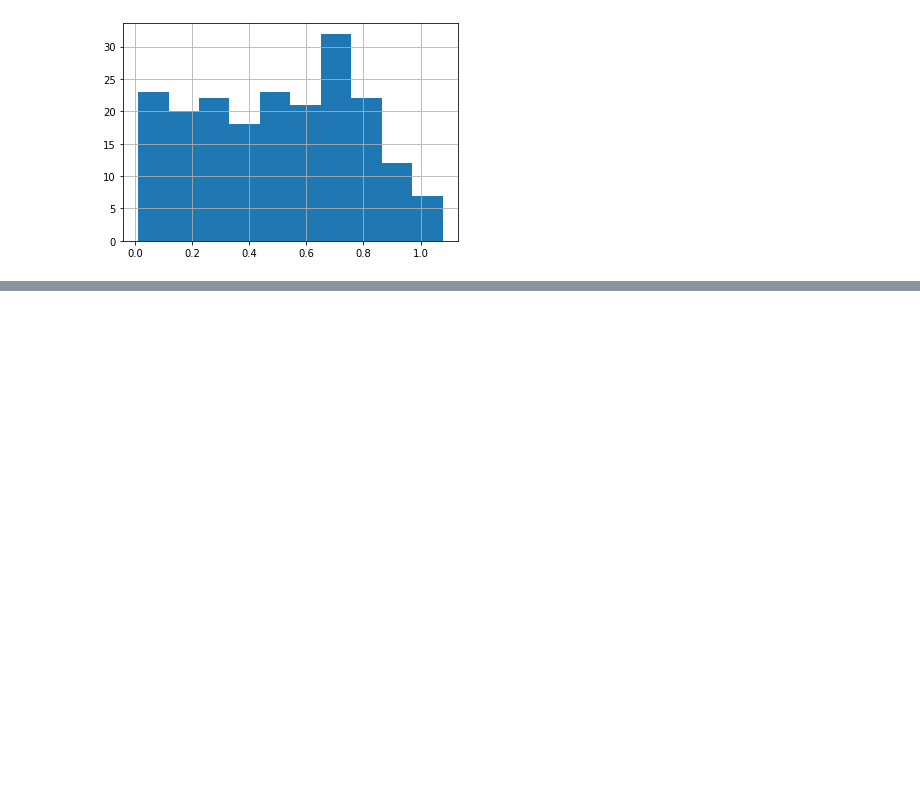
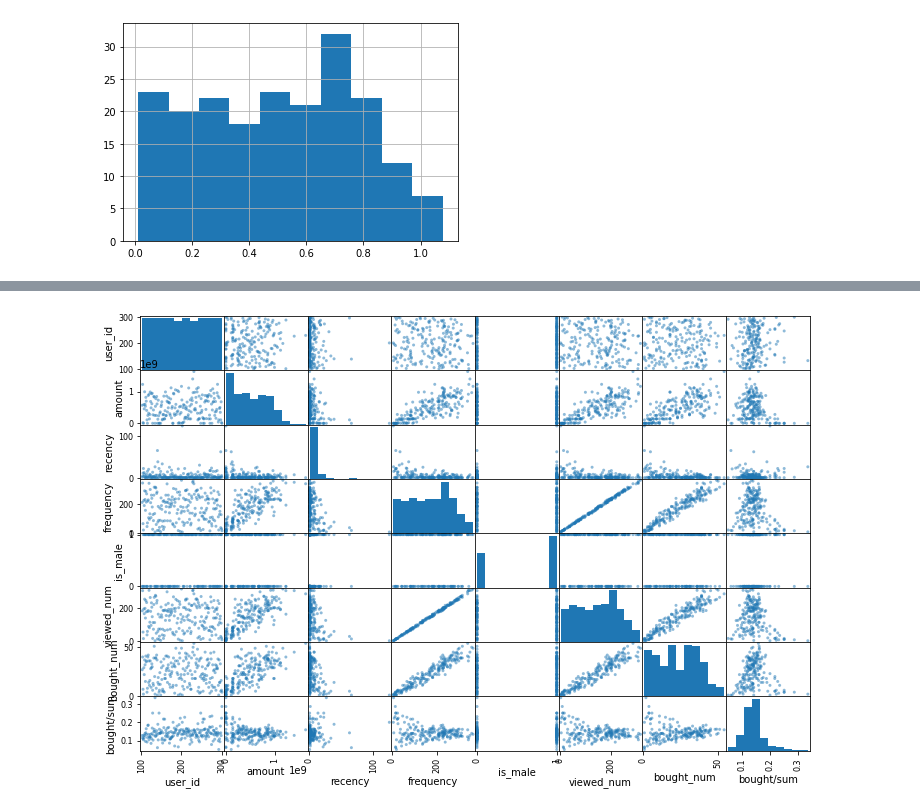
Before and after one commit to hpiotr6/Customers-Clustering, a Jupyter notebook: notebooks/preprocs.ipynb, the cells around one changed output, grey strips where cells are left out. Cells and saved outputs as stored; diff of their text form; code cells hidden in the pictures; blank space fills up the shorter version.

```diff
--- a/notebooks/preprocs.ipynb
+++ b/notebooks/preprocs.ipynb
@@ -169,0 +137,6 @@ customers
+# %%
+from pandas.plotting import scatter_matrix
+
+scatter_matrix(customers, figsize=(12, 8));
+# %% [output]
+[figure, added]
```
Also changed, not shown: parts of 5 cells of this notebook, 2 other files.
